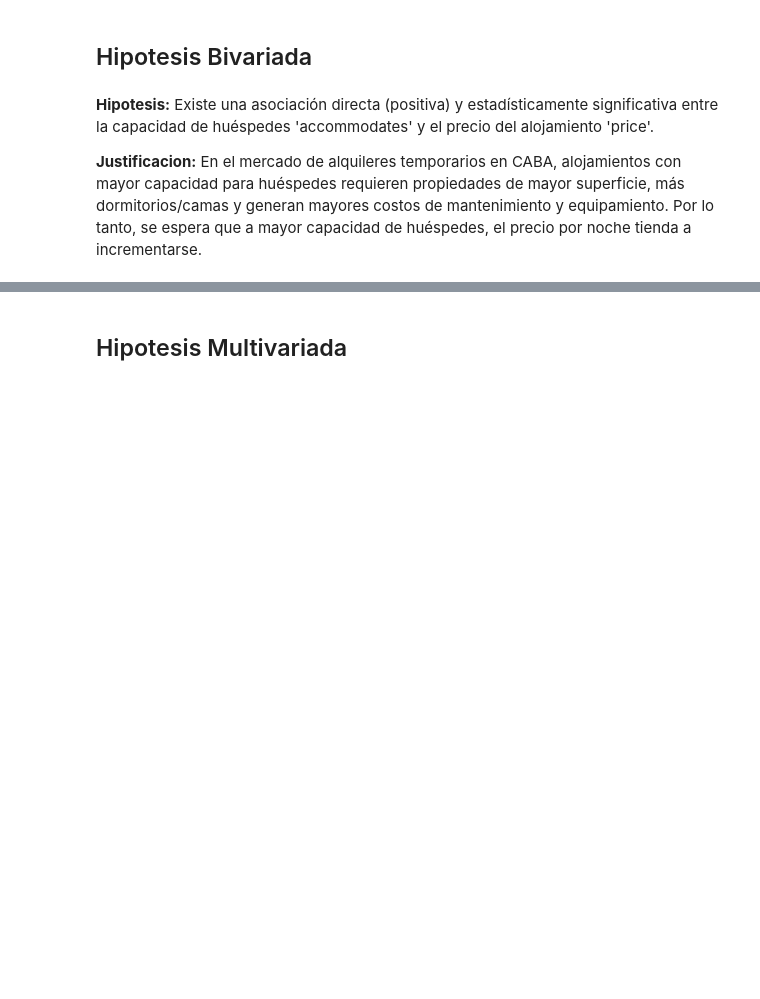
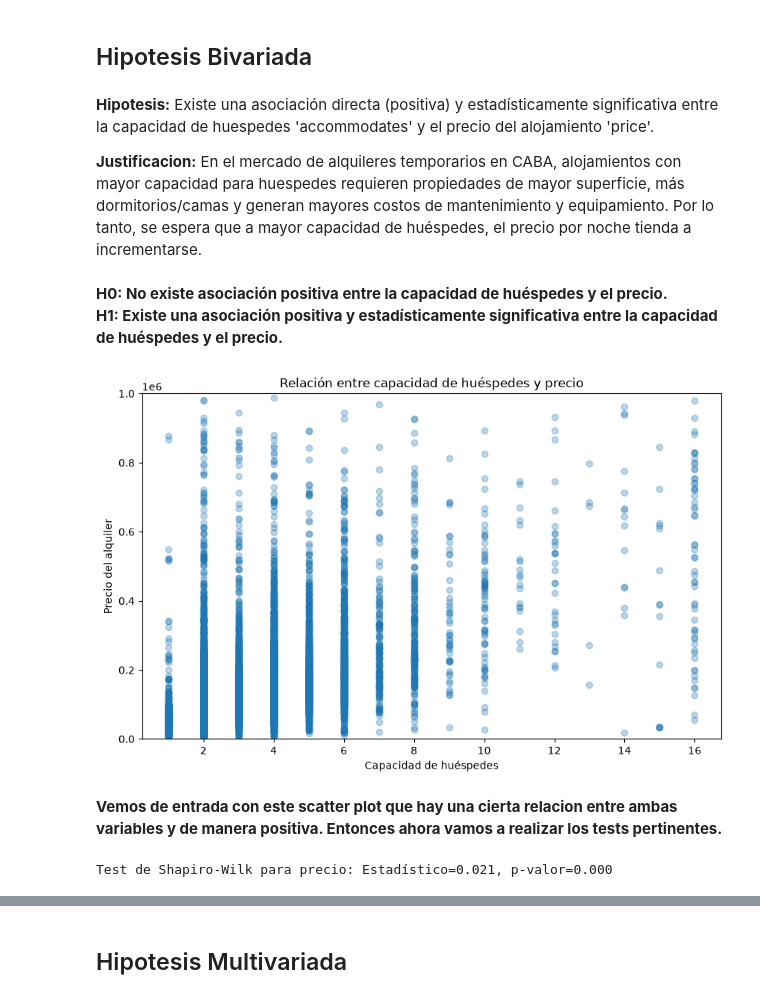
Before and after one commit to LorayAgustin/TrabajoEspecial_CienciaDeDatos, a Jupyter notebook: TrabajoEspecial.ipynb, the cells around one changed output, grey strips where cells are left out. Cells and saved outputs as stored; diff of their text form; code cells hidden in the pictures; blank space fills up the shorter version.

```diff
--- a/TrabajoEspecial.ipynb
+++ b/TrabajoEspecial.ipynb
@@ -1800,6 +1820,37 @@ findfont: Failed to find font weight normal for Roboto, now using 500.
 # %% [markdown]
 ## Hipotesis Bivariada
 # %% [markdown]
-**Hipotesis:** Existe una asociación directa (positiva) y estadísticamente significativa entre la capacidad de huéspedes 'accommodates' y el precio del alojamiento 'price'.
+**Hipotesis:** Existe una asociación directa (positiva) y estadísticamente significativa entre la capacidad de huespedes 'accommodates' y el precio del alojamiento 'price'.
 
-**Justificacion:** En el mercado de alquileres temporarios en CABA, alojamientos con mayor capacidad para huéspedes requieren propiedades de mayor superficie, más dormitorios/camas y generan mayores costos de mantenimiento y equipamiento. Por lo tanto, se espera que a mayor capacidad de huéspedes, el precio por noche tienda a incrementarse.
+**Justificacion:** En el mercado de alquileres temporarios en CABA, alojamientos con mayor capacidad para huespedes requieren propiedades de mayor superficie, más dormitorios/camas y generan mayores costos de mantenimiento y equipamiento. Por lo tanto, se espera que a mayor capacidad de huéspedes, el precio por noche tienda a incrementarse.
+# %% [markdown]
+**H0: No existe asociación positiva entre la capacidad de huéspedes y el precio.**
+**H1: Existe una asociación positiva y estadísticamente significativa entre la capacidad de huéspedes y el precio.**
+# %%
+import matplotlib.pyplot as plt
+
+# Creamos el gráfico de dispersión
+plt.figure(figsize=(10, 6))
+plt.scatter(preprocessed_listings["accommodates"], preprocessed_listings["price"], alpha=0.3)
+
+# Agregamos etiquetas a los ejes
+plt.xlabel("Capacidad de huéspedes")
+plt.ylabel("Precio del alquiler")
+plt.title("Relación entre capacidad de huéspedes y precio")
+
+# Acotamos la vista visual del eje Y a $1.000.000 para apreciar la nube de puntos principal
+plt.ylim(0, 1000000)
+
+plt.show()
+# %% [output]
+[figure, added]
+# %% [markdown]
+**Vemos de entrada con este scatter plot que hay una cierta relacion entre ambas variables y de manera positiva. Entonces ahora vamos a realizar los tests pertinentes.**
+# %%
+from scipy.stats import shapiro
+
+# Test de Shapiro-Wilk para la variable price
+stat, p = shapiro(preprocessed_listings['price'])
+print(f"Test de Shapiro-Wilk para precio: Estadístico={stat:.3f}, p-valor={p:.3f}")
+# %% [output]
+Test de Shapiro-Wilk para precio: Estadístico=0.021, p-valor=0.000
```
Also changed, not shown: parts of 4 cells of this notebook.
